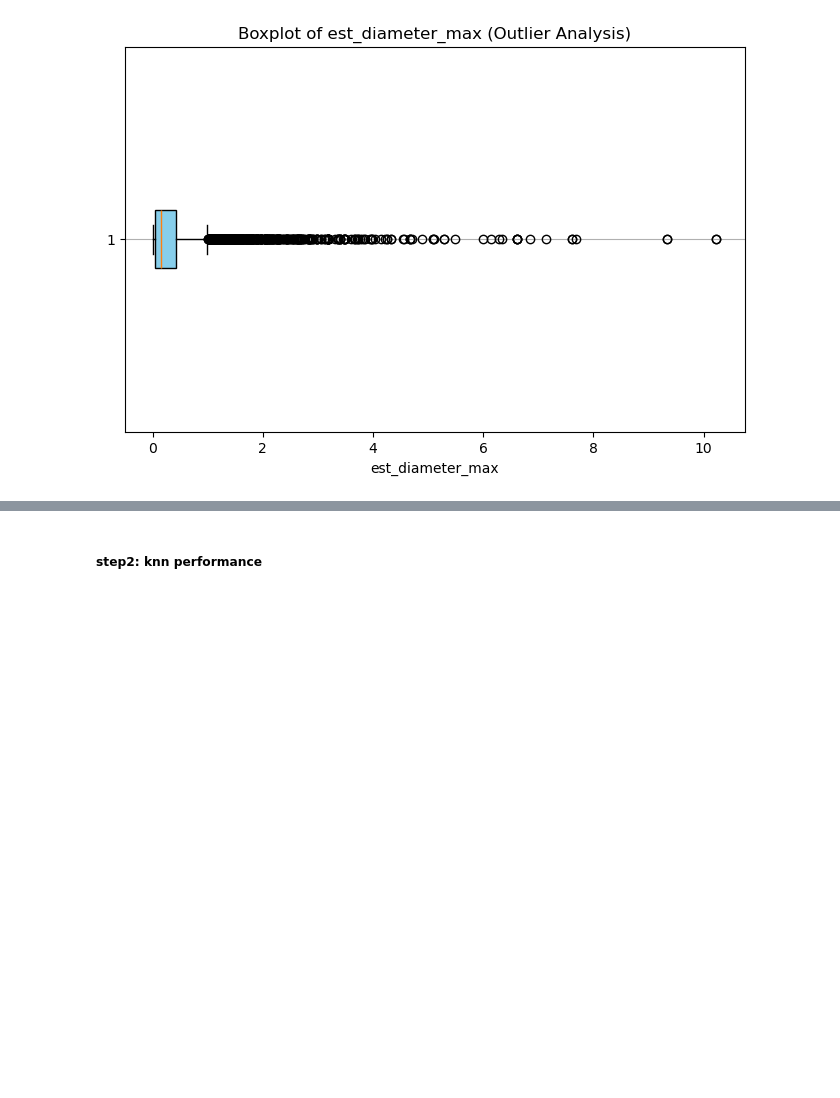
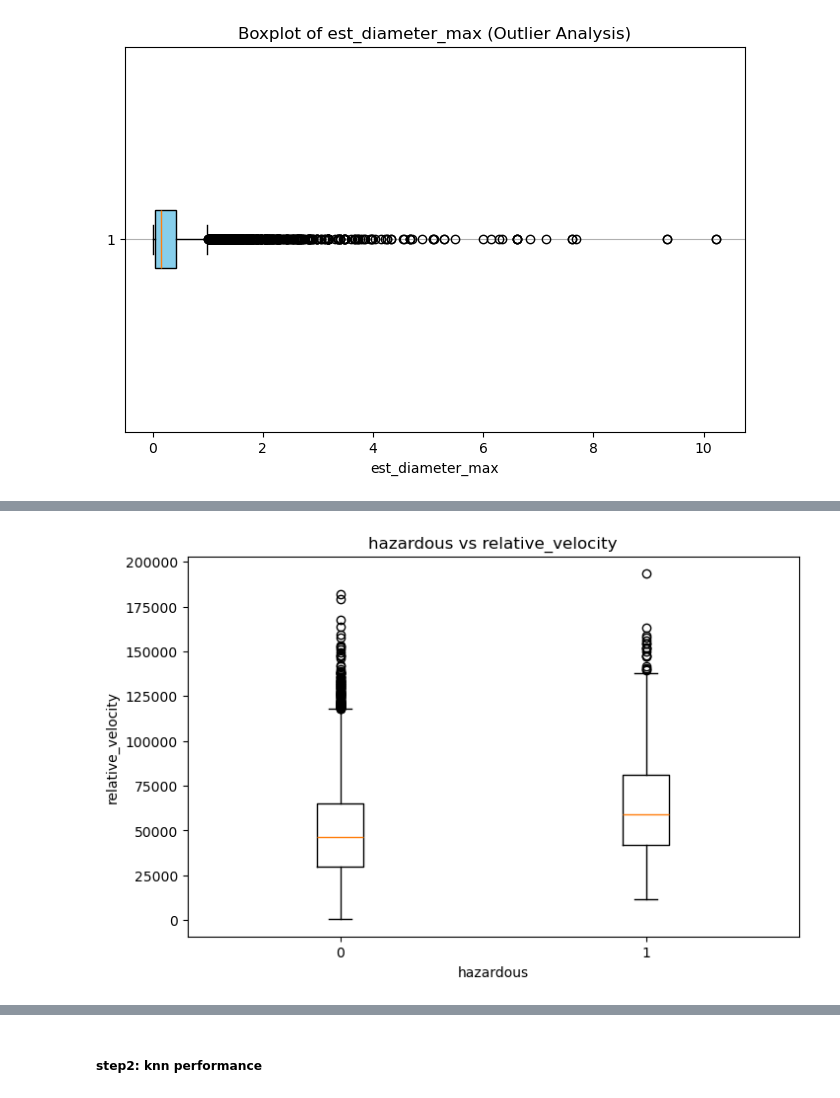
Before and after one commit to moyigu/CPSC322-Final-Project, a Jupyter notebook: analysis.ipynb, the cells around one changed output, grey strips where cells are left out. Drawn from its saved outputs; the diff is of its cells as text; code cells hidden in the pictures; blank space fills up the shorter version.

```diff
--- a/analysis.ipynb
+++ b/analysis.ipynb
@@ -84,0 +86,12 @@ plt.show()
+# %%
+data_0 = [relative_velocity[i] for i in range(len(hazardous_num)) if hazardous_num[i] == 0]
+data_1 = [relative_velocity[i] for i in range(len(hazardous_num)) if hazardous_num[i] == 1]
+
+plt.figure(figsize=(8, 5))
+plt.boxplot([data_0, data_1], labels=['0', '1'])
+plt.title("hazardous vs relative_velocity")
+plt.xlabel("hazardous")
+plt.ylabel("relative_velocity")
+plt.show()
+# %% [output]
+[figure, added]
```
Also changed, not shown: parts of 5 cells of this notebook.
